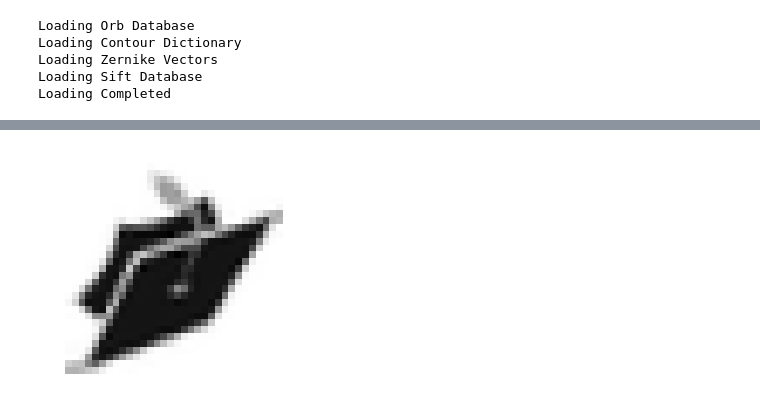
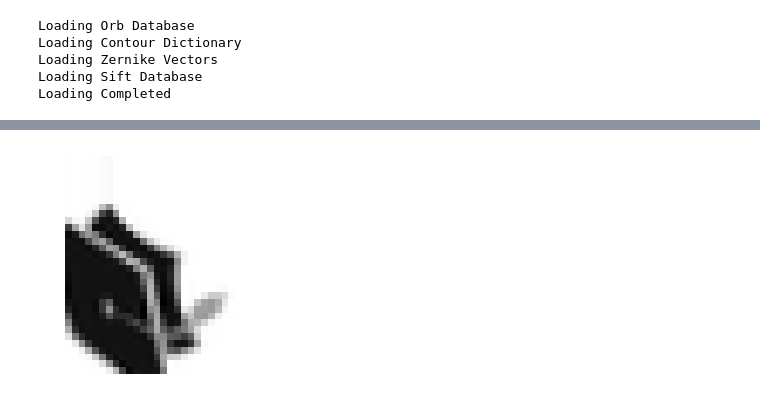
Before and after one commit to kac123/Icon-Matching-Project, a Jupyter notebook: icon_query.ipynb, the cells around one changed output, grey strips where cells are left out. Saved outputs shown, nothing was run; the diff lists cells and outputs as text; code cells hidden in the pictures.

Commit message:
update icon query notebook

```diff
--- a/icon_query.ipynb
+++ b/icon_query.ipynb
@@ -11,6 +11,7 @@ import math
 import numpy as np
 import pandas as pd
 from sklearn.linear_model import LogisticRegression
+from random import shuffle
 from tqdm import tqdm, tnrange, tqdm_notebook
 import collections
 import random
@@ -191,9 +192,19 @@ def ab_random(img, n=1):
 		cv2.circle(img, (19,12), 3, (0,300,300), 2)
 		return img
 
+	def ab_trans_rot(img):
+		return(ab_translate(ab_rotate(img)))
+
+	def ab_affine_rot(img):
+		return(ab_affine(ab_rotate(img)))
+
+	def ab_scale_lc(img):
+		return(ab_scale(ab_two_line_circle(img)))
+
 	# Add any additional aberrations to this array so that they can be chosen at random.
 	#aberrations = [ab_translate, ab_rotate, ab_affine, ab_scale, ab_flip, ab_line, ab_circle]
-	aberrations = [ab_translate, ab_rotate,ab_affine,ab_scale,ab_flip,ab_line,ab_circle, ab_line_circle,ab_two_line_circle]
+	aberrations = [ab_translate, ab_rotate,ab_affine,ab_scale,ab_flip,ab_line,ab_circle, ab_line_circle,ab_two_line_circle
+                  ,ab_trans_rot,ab_affine_rot, ab_scale_lc]
 	# Choose the given number of aberrations from the array to apply.
 	ab = aberrations[n]
 	img = ab(img)
@@ -413,7 +424,7 @@ def create_query( img, fractions ):
 def test_zernike( z ):
 
 	zernike_list = []
-	for w in tqdm_notebook( range(len(images)) ):
+	for w in tqdm_notebook( range(len(hash_zernike)) ):
 
 		dot_prod = sum(i[0] * i[1] for i in zip(hash_zernike.get(w), z ))
 		zernike_list.append(( w,round(666.667 * (dot_prod - .850),1) ))
@@ -423,7 +434,7 @@ def test_zernike( z ):
 def test_contour( image_query, error, fractions ):
 
 	# track all of the matched images
-	total_list = list(range(0,len(images),1))
+	total_list = list(range(0,len(hash_obj),1))
 	matched_list = []
 
 	# loop through each of the fractions (key of the dictionary)
@@ -457,7 +468,7 @@ def test_combined( weights, method1, method2, method3 = [], method4 = [] ):
 	if len(method4) > 0:
 		N = N + 1
 
-	for w in  range(len(images)):
+	for w in  range(len(method1)):
 
 		if N == 3:
 			matched_combined.append( (w, method1[w][1] , method2[w][1], method3[w][1], round(weights[0]* method1[w][1] + weights[1]*method2[w][1] + weights[2]*method3[w][1],1)) )
@@ -752,11 +902,11 @@ input_score.to_csv(path_or_buf='./score_result.csv', sep=',',index = False)
 # %%
-# display an image 0 1 2 3 7 8
+### display an image
 image_index = 50
 Data = gray(images[image_index])
-Data, mutation = ab_random(Data, n = 1)
+Data, mutation = ab_random(Data, n = 9)
 
 imgplot = plt.imshow(Data, cmap=plt.cm.gray)
 plt.axis('off')
 plt.show()
 # %% [output]
-[figure, old version]
+[figure, new version]
```
Also changed, not shown: parts of 6 cells of this notebook.
